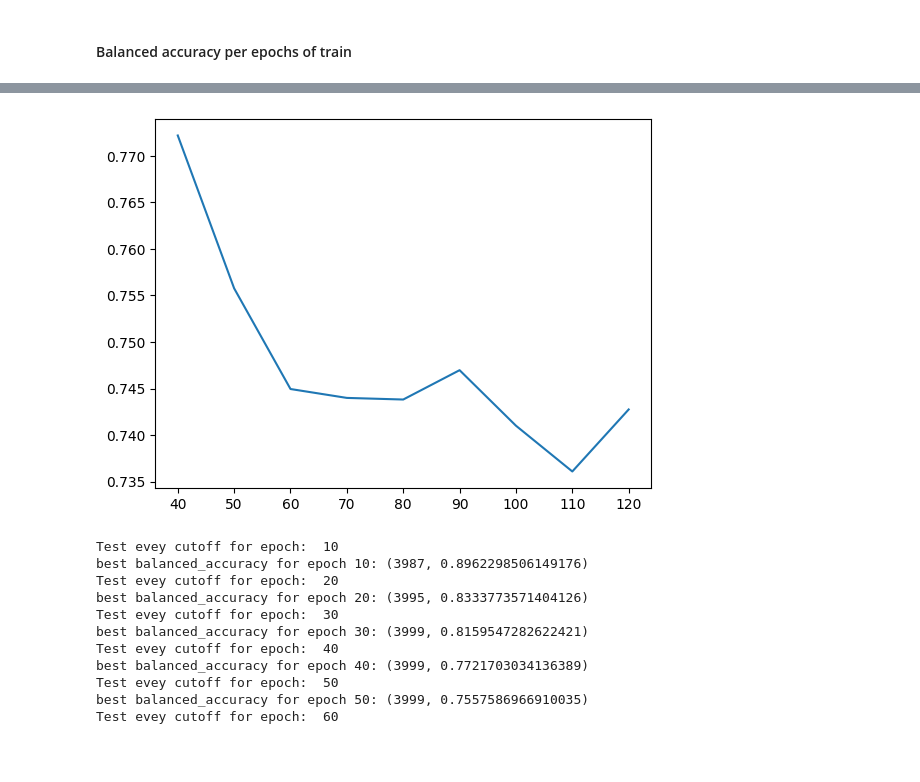
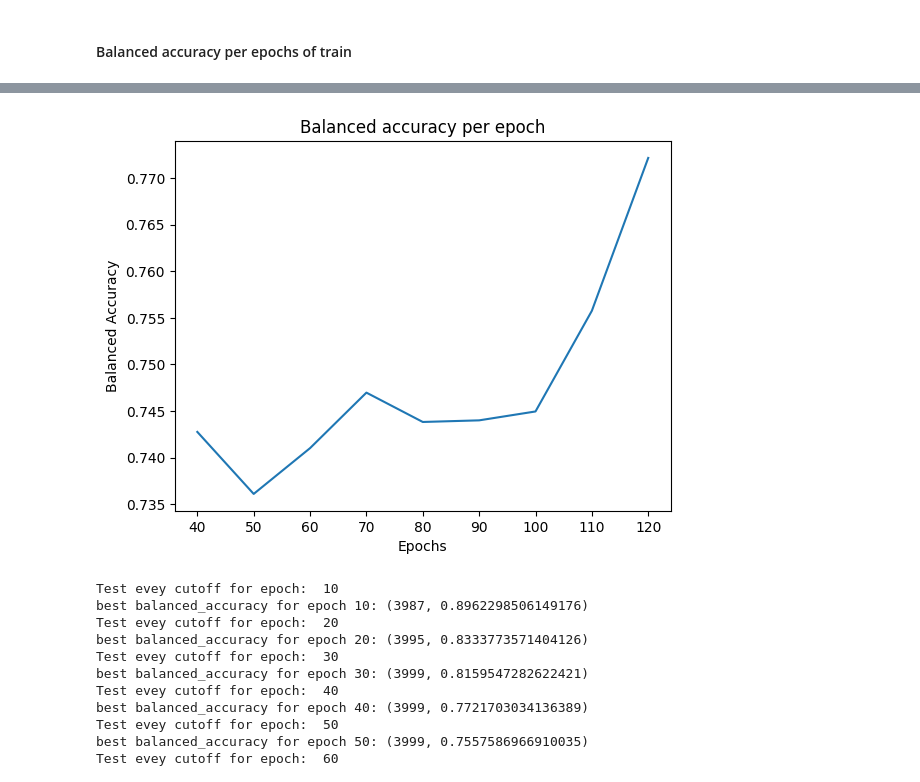
Before and after one commit to EmbeddedAndMore/AD-VAE, a Jupyter notebook: vae_v4.ipynb, the cells around one changed output, grey strips where cells are left out. Cells and saved outputs as stored; diff of their text form; code cells hidden in the pictures; blank space fills up the shorter version.

```diff
--- a/vae_v4.ipynb
+++ b/vae_v4.ipynb
@@ -462,8 +460,23 @@ balanced_acc_1
+# %%
+balanced_acc_1 = {
+ 40: (0.7427536643728815, 1201, 1019, 5839, 343),
+ 50: (0.736094770289095, 1193, 1061, 5797, 351),
+ 60: (0.7410104147520966, 1199, 1030, 5828, 345),
+ 70: (0.7469706710149272, 1206, 993, 5865, 338),
+ 80: (0.7438202506351717, 1202, 1012, 5846, 342),
+ 90: (0.7439937946698857, 1193, 998, 5860, 351),
+ 100: (0.7449484021990884, 1194, 992, 5866, 350),
+ 110: (0.7557586966910035, 1203, 923, 5935, 341),
+ 120: (0.7721703034136389, 1236, 848, 6010, 308)
+ }
 # %%
 plt.plot(list(balanced_acc_1.keys()), [val[0] for key, val in balanced_acc_1.items()])
+plt.xlabel("Epochs")
+plt.ylabel("Balanced Accuracy")
+plt.title("Balanced accuracy per epoch")
 plt.show()
 # %% [output]
-[figure, old version]
+[figure, new version]
 # %%
 best_balanced_accuracy_overall = {}
 for epoch, diffs in all_diffs.items():
```
Also changed, not shown: parts of 9 cells of this notebook.
